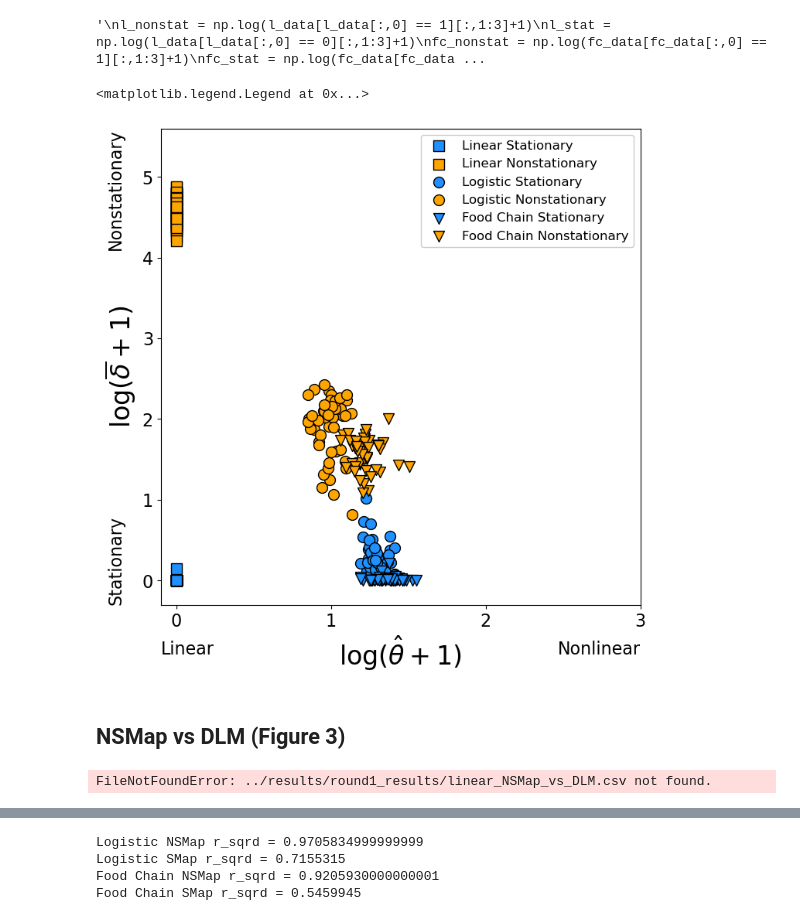
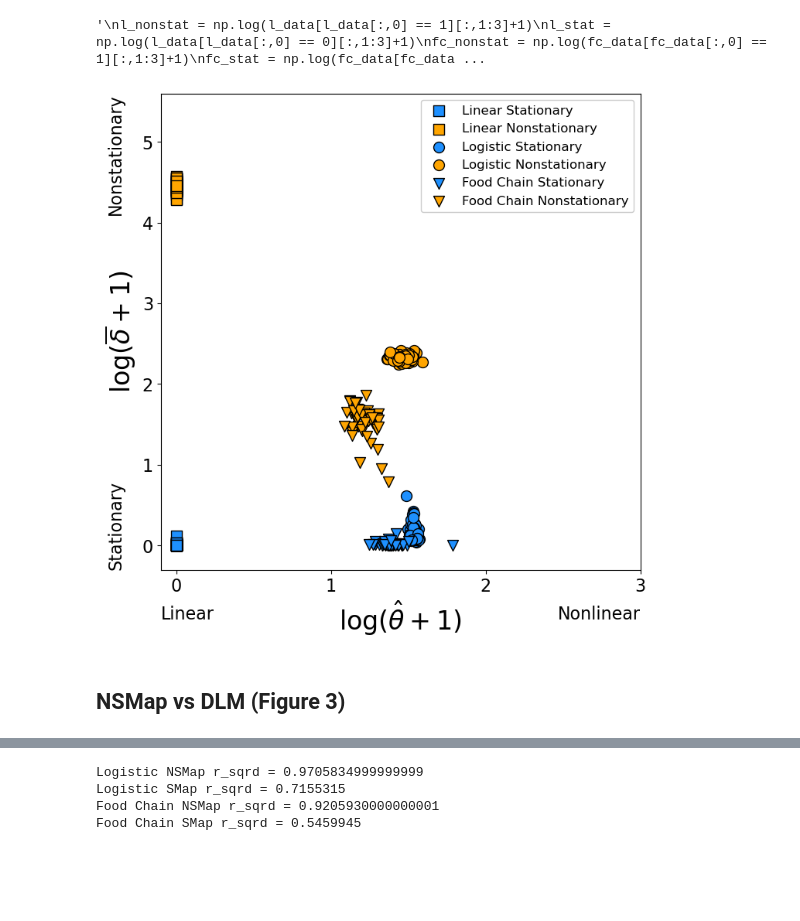
Before and after one commit to kenflat2/NS-Map, a Jupyter notebook: experiments/simulated_round_1/plot_round1_results.ipynb, the cells around one changed output, grey strips where cells are left out. Saved outputs shown, nothing was run; the diff lists cells and outputs as text; code cells hidden in the pictures; blank space fills up the shorter version.

Commit message:
Fixed up Round 1 of experiments, now it returns the prediction skill too

```diff
--- a/experiments/simulated_round_1/plot_round1_results.ipynb
+++ b/experiments/simulated_round_1/plot_round1_results.ipynb
@@ -33,6 +39,8 @@ food_chain_nonstat = generate_food_chain_nonstat()
 # %%
 with open(os.path.join(experiment_directory, "parameters_round1.json"), "r") as f:
     params = json.load(f)
+# %%
+N_replicates = params["N_replicates"]
 # %%
 t = np.linspace(0, 1, 200)
 tau = 1
@@ -225,8 +240,8 @@ lin_stat = np.loadtxt("linear.csv", delimiter=',', skiprows=1)
 lin_nonstat = np.loadtxt("linear_nonstat.csv", delimiter=',', skiprows=1)
 l_stat = np.loadtxt("logistic.csv", delimiter=',', skiprows=1)
 l_nonstat = np.loadtxt("logistic_nonstat.csv", delimiter=',', skiprows=1)
-fc_stat = np.loadtxt("food_chain.csv", delimiter=',')
-fc_nonstat = np.loadtxt("food_chain_nonstat.csv", delimiter=',')
+fc_stat = np.loadtxt("food_chain.csv", delimiter=',', skiprows=1)
+fc_nonstat = np.loadtxt("food_chain_nonstat.csv", delimiter=',', skiprows=1)
 
 """
 l_nonstat = np.log(l_data[l_data[:,0] == 1][:,1:3]+1)
@@ -248,7 +263,7 @@ fontsize_axis = 24
 fontsize_text = 16
 text_padding = -0.075
 
-dithering = lambda: rand.normal(0,dither,size=size)
+dithering = lambda: rand.normal(0,dither,size=N_replicates)
 
 dvt_fig, dvt_ax = plt.subplots(1, figsize=(8,8))
 dvt_ax.set_xlabel(r"$\log(\hat{\theta}+1)$",fontsize=fontsize_axis)
@@ -261,47 +276,44 @@ dvt_ax.text(text_padding, 0, "Stationary", size=fontsize_text, rotation=90,
            horizontalalignment="right",verticalalignment="bottom",
            transform=dvt_ax.transAxes)
 dvt_ax.text(0, text_padding, "Linear", size=fontsize_text,
            horizontalalignment="left",verticalalignment="top",
            transform=dvt_ax.transAxes)
 dvt_ax.text(1, text_padding, "Nonlinear", size=fontsize_text,
            horizontalalignment="right",verticalalignment="top",
            transform=dvt_ax.transAxes)
 
-dvt_ax.scatter(np.log(lin_stat[:,-2]+1), np.log(lin_stat[:,-1]+1),
+dvt_ax.scatter(np.log(lin_stat[:,4]+1), np.log(lin_stat[:,5]+1),
                c="dodgerblue",marker="s", s=size, edgecolors="black",
                label="Linear Stationary", alpha=alpha)
-dvt_ax.scatter(np.log(lin_nonstat[:,-2]+1), np.log(lin_nonstat[:,-1]+1),
+dvt_ax.scatter(np.log(lin_nonstat[:,4]+1), np.log(lin_nonstat[:,5]+1),
                c="orange",marker="s", s=size, edgecolors="black",
                label="Linear Nonstationary", alpha=alpha)
-dvt_ax.scatter(np.log(l_stat[:,-2]+1), np.log(l_stat[:,-1]+1),
+dvt_ax.scatter(np.log(l_stat[:,4]+1), np.log(l_stat[:,5]+1),
                c="dodgerblue", s=size, edgecolors="black",
                label="Logistic Stationary", alpha=alpha)
-dvt_ax.scatter(np.log(l_nonstat[:,-2]+1), np.log(l_nonstat[:,-1]+1),
+dvt_ax.scatter(np.log(l_nonstat[:,4]+1), np.log(l_nonstat[:,5]+1),
                c="orange", s=size, edgecolors="black",
                label="Logistic Nonstationary", alpha=alpha)
-dvt_ax.scatter(np.log(fc_stat[:,-2]+1), np.log(fc_stat[:,-1]+1),
+dvt_ax.scatter(np.log(fc_stat[:,4]+1), np.log(fc_stat[:,5]+1),
                c="dodgerblue",marker="v", s=size, edgecolors="black",
                label="Food Chain Stationary", alpha=alpha)
-dvt_ax.scatter(np.log(fc_nonstat[:,-2]+1), np.log(fc_nonstat[:,-1]+1),
+dvt_ax.scatter(np.log(fc_nonstat[:,4]+1), np.log(fc_nonstat[:,5]+1),
                c="orange",marker="v", s=size, edgecolors="black",
                label="Food Chain Nonstationary", alpha=alpha)
 
 dvt_ax.set_xlim([-0.1,3])
 dvt_ax.set_ylim([-0.3,5.6])
 dvt_ax.set_xticks([0,1,2,3])
 
 plt.xticks(fontsize=fontsize_ticks, rotation=0)
 plt.yticks(fontsize=fontsize_ticks, rotation=0)
 plt.legend(prop={"size":fontsize_legend}, framealpha=1)
-# plt.savefig(f"../figures_eps/round1_results/Figure_2.eps", format="eps", bbox_inches="tight", transparent=False)
+plt.savefig(f"../../figures_eps/round1_results/Figure_2.eps", format="eps", bbox_inches="tight", transparent=False)
 # %% [output]
-<matplotlib.legend.Legend at 0x...>
-[figure, old version]
+[figure, new version]
 # %% [markdown]
 ## NSMap vs DLM (Figure 3)
 # %%
-lin_data = np.loadtxt("../results/round1_results/linear_NSMap_vs_DLM.csv",delimiter=',')
-l_data = np.loadtxt("../results/round1_results/logistic_NSMap_vs_DLM.csv",delimiter=',')
-fc_data = np.loadtxt("../results/round1_results/food_chain_NSMap_vs_DLM.csv",delimiter=',')
+# lin_data = np.loadtxt("../results/round1_results/linear_NSMap_vs_DLM.csv",delimiter=',')
+# l_data = np.loadtxt("../results/round1_results/logistic_NSMap_vs_DLM.csv",delimiter=',')
+# fc_data = np.loadtxt("../results/round1_results/food_chain_NSMap_vs_DLM.csv",delimiter=',')
-# %% [output]
-FileNotFoundError: ../results/round1_results/linear_NSMap_vs_DLM.csv not found.
```
Also changed, not shown: parts of 6 cells of this notebook, 21 other files.
